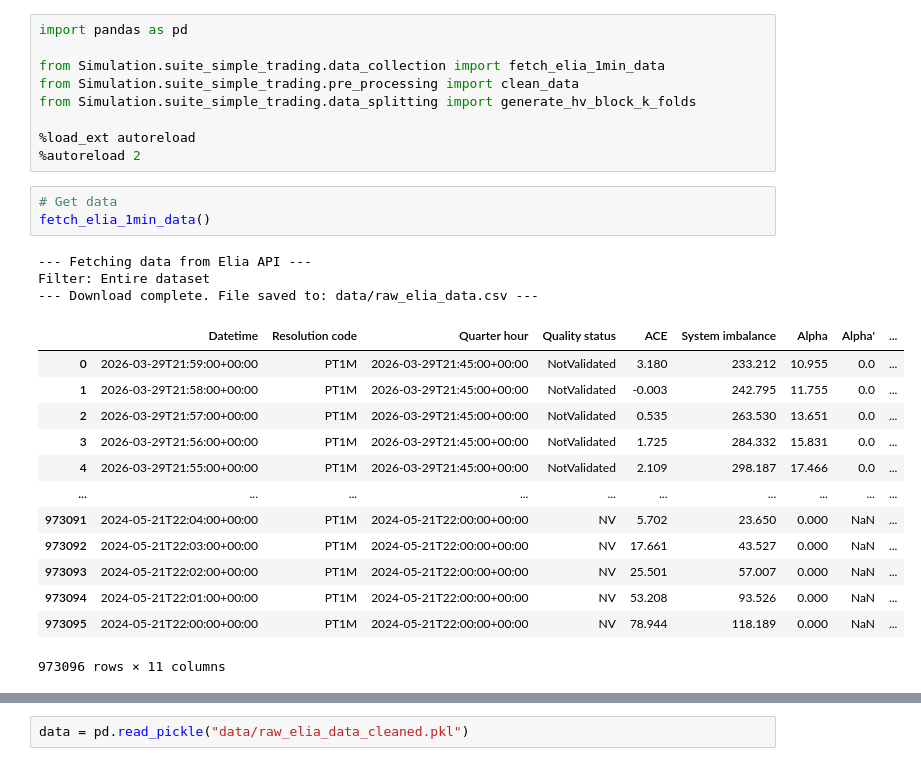
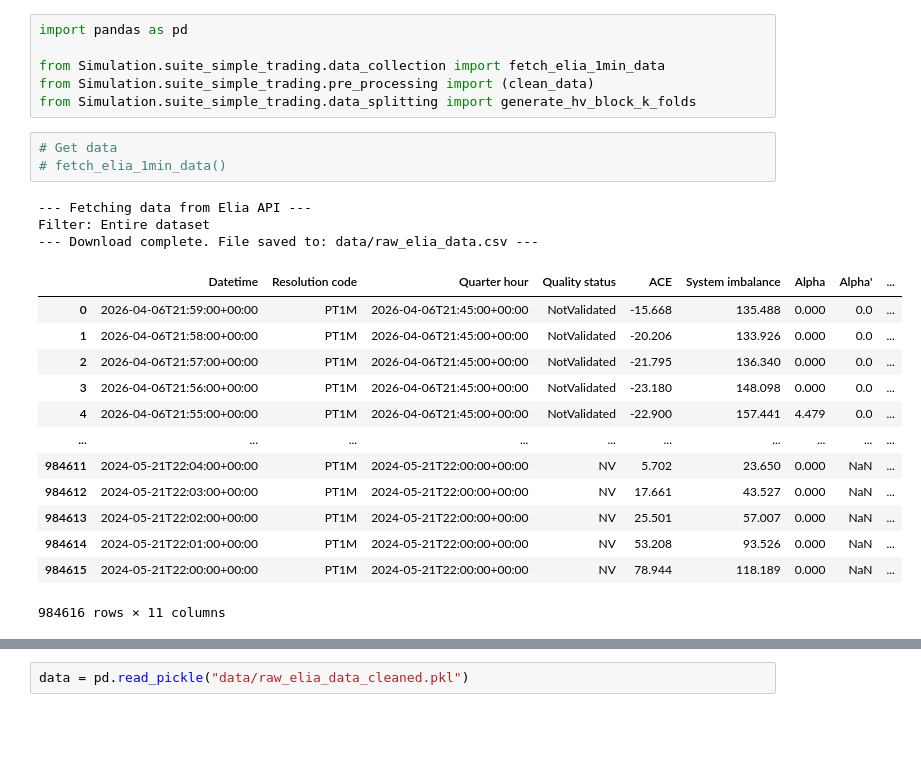
Before and after one commit to DeLany123/Thesis, a Jupyter notebook: Simulation/suite_simple_trading/data_processing.ipynb, the cells around one changed output, grey strips where cells are left out. Drawn from its saved outputs; the diff is of its cells as text; blank space fills up the shorter version.

```diff
--- a/Simulation/suite_simple_trading/data_processing.ipynb
+++ b/Simulation/suite_simple_trading/data_processing.ipynb
@@ -2,31 +2,28 @@
 import pandas as pd
 
 from Simulation.suite_simple_trading.data_collection import fetch_elia_1min_data
-from Simulation.suite_simple_trading.pre_processing import clean_data
+from Simulation.suite_simple_trading.pre_processing import (clean_data)
 from Simulation.suite_simple_trading.data_splitting import generate_hv_block_k_folds
-
-%load_ext autoreload
-%autoreload 2
 # %%
 # Get data
-fetch_elia_1min_data()
+# fetch_elia_1min_data()
 # %% [output]
 --- Fetching data from Elia API ---
 Filter: Entire dataset
 --- Download complete. File saved to: data/raw_elia_data.csv ---
 |  | Datetime | Resolution code | Quarter hour | Quality status | ACE | System imbalance | Alpha | Alpha' | ... |
-| 0 | 2026-03-29T21:59:00+00:00 | PT1M | 2026-03-29T21:45:00+00:00 | NotValidated | 3.180 | 233.212 | 10.955 | 0.0 | ... |
-| 1 | 2026-03-29T21:58:00+00:00 | PT1M | 2026-03-29T21:45:00+00:00 | NotValidated | -0.003 | 242.795 | 11.755 | 0.0 | ... |
-| 2 | 2026-03-29T21:57:00+00:00 | PT1M | 2026-03-29T21:45:00+00:00 | NotValidated | 0.535 | 263.530 | 13.651 | 0.0 | ... |
-| 3 | 2026-03-29T21:56:00+00:00 | PT1M | 2026-03-29T21:45:00+00:00 | NotValidated | 1.725 | 284.332 | 15.831 | 0.0 | ... |
-| 4 | 2026-03-29T21:55:00+00:00 | PT1M | 2026-03-29T21:45:00+00:00 | NotValidated | 2.109 | 298.187 | 17.466 | 0.0 | ... |
+| 0 | 2026-04-06T21:59:00+00:00 | PT1M | 2026-04-06T21:45:00+00:00 | NotValidated | -15.668 | 135.488 | 0.000 | 0.0 | ... |
+| 1 | 2026-04-06T21:58:00+00:00 | PT1M | 2026-04-06T21:45:00+00:00 | NotValidated | -20.206 | 133.926 | 0.000 | 0.0 | ... |
+| 2 | 2026-04-06T21:57:00+00:00 | PT1M | 2026-04-06T21:45:00+00:00 | NotValidated | -21.795 | 136.340 | 0.000 | 0.0 | ... |
+| 3 | 2026-04-06T21:56:00+00:00 | PT1M | 2026-04-06T21:45:00+00:00 | NotValidated | -23.180 | 148.098 | 0.000 | 0.0 | ... |
+| 4 | 2026-04-06T21:55:00+00:00 | PT1M | 2026-04-06T21:45:00+00:00 | NotValidated | -22.900 | 157.441 | 4.479 | 0.0 | ... |
 | ... | ... | ... | ... | ... | ... | ... | ... | ... | ... |
-| 973091 | 2024-05-21T22:04:00+00:00 | PT1M | 2024-05-21T22:00:00+00:00 | NV | 5.702 | 23.650 | 0.000 | NaN | ... |
-| 973092 | 2024-05-21T22:03:00+00:00 | PT1M | 2024-05-21T22:00:00+00:00 | NV | 17.661 | 43.527 | 0.000 | NaN | ... |
-| 973093 | 2024-05-21T22:02:00+00:00 | PT1M | 2024-05-21T22:00:00+00:00 | NV | 25.501 | 57.007 | 0.000 | NaN | ... |
-| 973094 | 2024-05-21T22:01:00+00:00 | PT1M | 2024-05-21T22:00:00+00:00 | NV | 53.208 | 93.526 | 0.000 | NaN | ... |
-| 973095 | 2024-05-21T22:00:00+00:00 | PT1M | 2024-05-21T22:00:00+00:00 | NV | 78.944 | 118.189 | 0.000 | NaN | ... |
+| 984611 | 2024-05-21T22:04:00+00:00 | PT1M | 2024-05-21T22:00:00+00:00 | NV | 5.702 | 23.650 | 0.000 | NaN | ... |
+| 984612 | 2024-05-21T22:03:00+00:00 | PT1M | 2024-05-21T22:00:00+00:00 | NV | 17.661 | 43.527 | 0.000 | NaN | ... |
+| 984613 | 2024-05-21T22:02:00+00:00 | PT1M | 2024-05-21T22:00:00+00:00 | NV | 25.501 | 57.007 | 0.000 | NaN | ... |
+| 984614 | 2024-05-21T22:01:00+00:00 | PT1M | 2024-05-21T22:00:00+00:00 | NV | 53.208 | 93.526 | 0.000 | NaN | ... |
+| 984615 | 2024-05-21T22:00:00+00:00 | PT1M | 2024-05-21T22:00:00+00:00 | NV | 78.944 | 118.189 | 0.000 | NaN | ... |
-973096 rows × 11 columns
+984616 rows × 11 columns
 # %%
 # Cleaning data
 cleaned_data = clean_data(raw_path = "data/raw_elia_data.csv")
```
Also changed, not shown: parts of 5 cells of this notebook, 19 other files.
